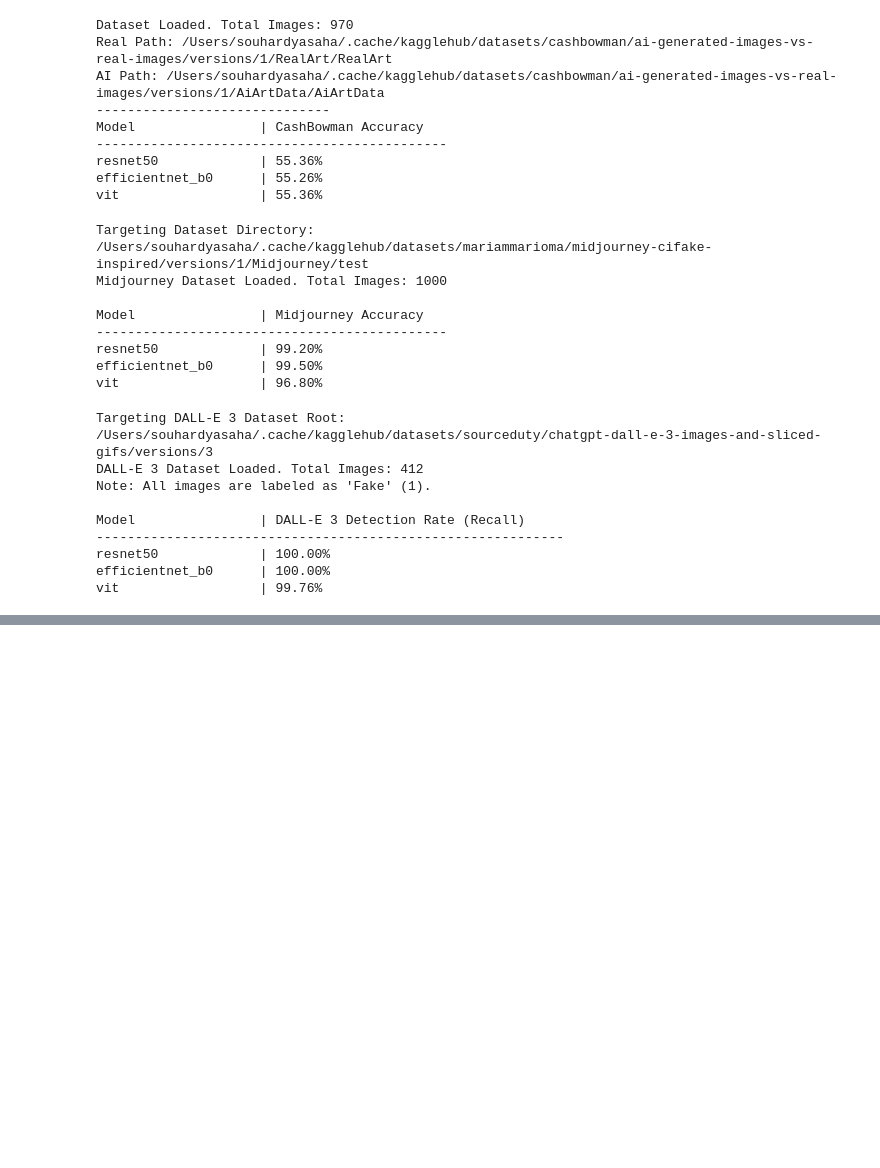
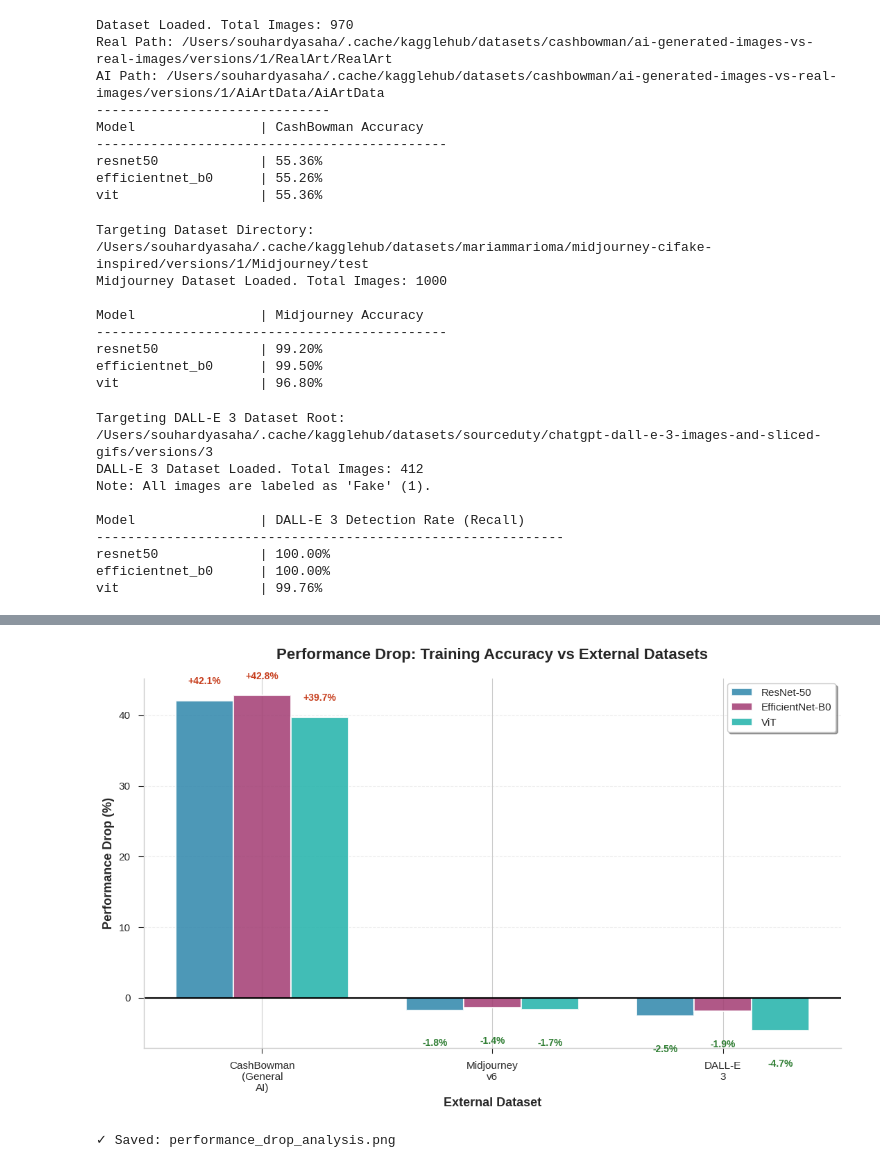
Before and after one commit to EmonRezaBD/GenPixel, a Jupyter notebook: ExternalBenchmarking.ipynb, the cells around one changed output, grey strips where cells are left out. Drawn from its saved outputs; the diff is of its cells as text; code cells hidden in the pictures; blank space fills up the shorter version.

```diff
--- a/ExternalBenchmarking.ipynb
+++ b/ExternalBenchmarking.ipynb
@@ -437,0 +748,71 @@ vit                  | 99.76%
+# %%
+# Figure 5: Performance Drop Analysis (Training vs External)
+fig, ax = plt.subplots(figsize=(11, 7))
+
+datasets = list(benchmark_results.keys())
+model_names_display = ['ResNet-50', 'EfficientNet-B0', 'ViT']
+model_keys = ['resnet50', 'efficientnet_b0', 'vit']
+
+# Calculate performance drop for each model-dataset combination
+model_names = []
+dataset_names = []
+drop_values = []
+
+for model_key, model_display in zip(model_keys, model_names_display):
+    train_acc = training_accuracies[model_key]
+    for dataset in datasets:
+        external_acc = benchmark_results[dataset][model_key]
+        drop = train_acc - external_acc
+        model_names.append(model_display)
+        dataset_names.append(dataset)
+        drop_values.append(drop)
+
+# Create grouped bar chart
+x = np.arange(len(datasets))
+width = 0.25
+
+# Modern color palette
+colors = ['#2E86AB', '#A23B72', '#20B2AA']  # Blue, Purple, Teal
+
+for i, (model_key, model_display) in enumerate(zip(model_keys, model_names_display)):
+    train_acc = training_accuracies[model_key]
+    drops = [train_acc - benchmark_results[dataset][model_key] for dataset in datasets]
+    offset = (i - 1) * width
+    bars = ax.bar(x + offset, drops, width, label=model_display, alpha=0.85,
+                  color=colors[i], edgecolor='white', linewidth=1.5)
+
+# Customize - NO SLANTED TEXT
+ax.set_xlabel('External Dataset', fontweight='bold', fontsize=13)
+ax.set_ylabel('Performance Drop (%)', fontweight='bold', fontsize=13)
+ax.set_title('Performance Drop: Training Accuracy vs External Datasets',
+             fontsize=16, fontweight='bold', pad=20)
+ax.set_xticks(x)
+# Fix: Use horizontal text with line breaks
+dataset_labels = [d.replace(' ', '\n') for d in datasets]
+ax.set_xticklabels(dataset_labels, rotation=0, ha='center', fontsize=11)
+ax.axhline(y=0, color='black', linestyle='-', linewidth=1.5)
+ax.legend(loc='upper right', frameon=True, fancybox=True, shadow=True, fontsize=11)
+ax.grid(axis='y', alpha=0.3, linestyle='--', linewidth=0.8)
+ax.spines['top'].set_visible(False)
+ax.spines['right'].set_visible(False)
+
+# Add value labels with better positioning
+for i, (model_key, model_display) in enumerate(zip(model_keys, model_names_display)):
+    train_acc = training_accuracies[model_key]
+    drops = [train_acc - benchmark_results[dataset][model_key] for dataset in datasets]
+    offset = (i - 1) * width
+    for j, drop in enumerate(drops):
+        # Use darker colors for better readability
+        text_color = '#C73E1D' if drop > 0 else '#2E7D32'  # Red for drop, green for gain
+        label = f'{drop:+.1f}%'
+        ax.text(j + offset, drop + (2 if drop >= 0 else -4), label,
+               ha='center', va='bottom' if drop >= 0 else 'top',
+               fontsize=10, fontweight='bold', color=text_color)
+
+plt.tight_layout()
+plt.savefig('performance_drop_analysis.png', bbox_inches='tight', facecolor='white', dpi=300)
+plt.show()
+print("✓ Saved: performance_drop_analysis.png")
+# %% [output]
+[figure, added]
+✓ Saved: performance_drop_analysis.png
```
Also changed, not shown: parts of 5 cells of this notebook, 5 other files.
